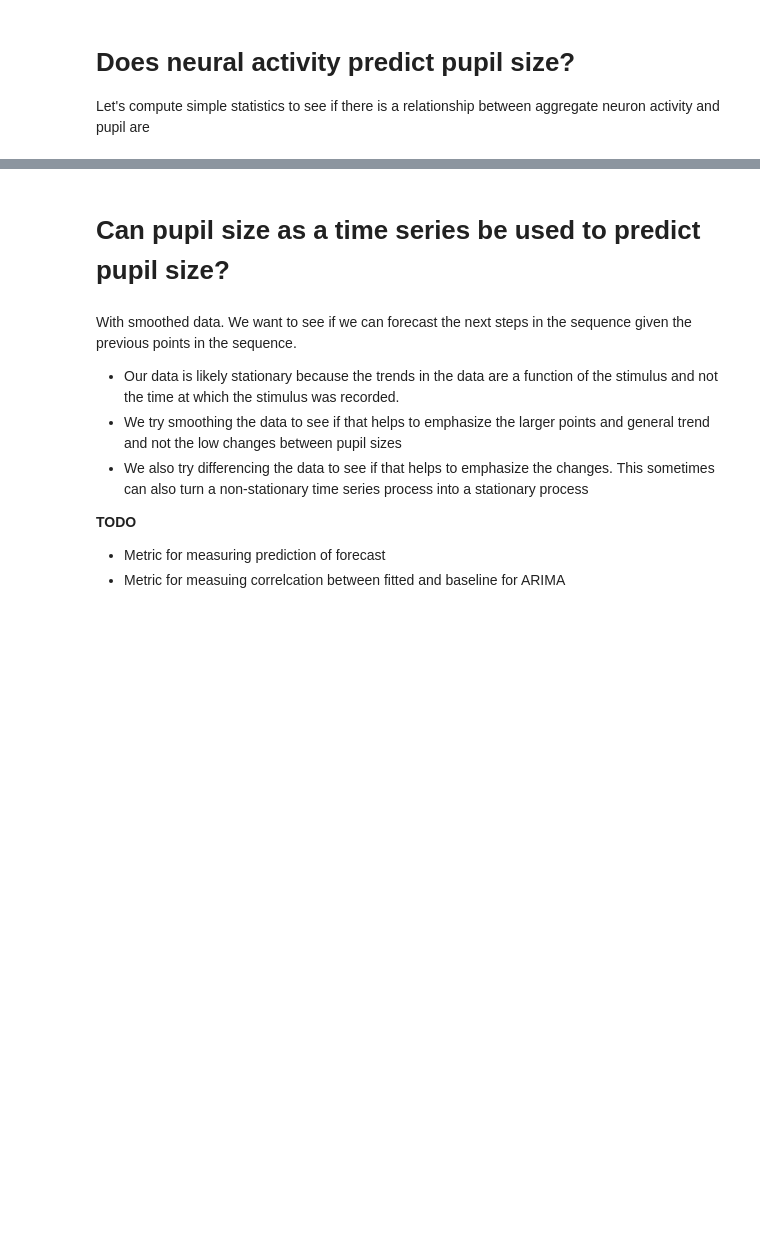
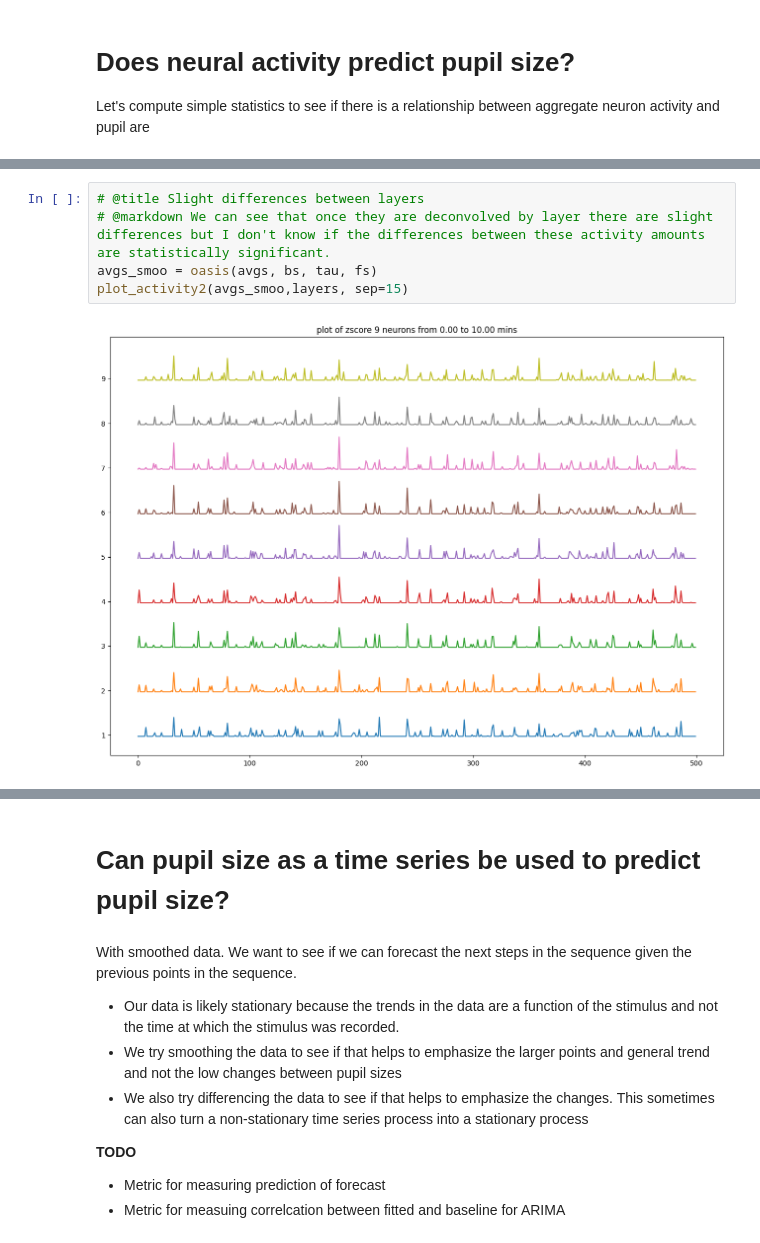
Before and after one commit to ryoiwata/neural_allstars, a Jupyter notebook: all_stars/skyler/stringer_dataset_neural.ipynb, the cells around one changed output, grey strips where cells are left out. Drawn from its saved outputs; the diff is of its cells as text; blank space fills up the shorter version.

```diff
--- a/all_stars/skyler/stringer_dataset_neural.ipynb
+++ b/all_stars/skyler/stringer_dataset_neural.ipynb
@@ -275,0 +344,7 @@ Text(0, 0.5, 'predicted pupil ')
+# %%
+# @title Slight differences between layers
+# @markdown We can see that once they are deconvolved by layer there are slight differences but I don't know if the differences between these activity amounts are statistically significant.
+avgs_smoo = oasis(avgs, bs, tau, fs)
+plot_activity2(avgs_smoo,layers, sep=15)
+# %% [output]
+[figure, added]
```
Also changed, not shown: parts of 27 cells of this notebook.
